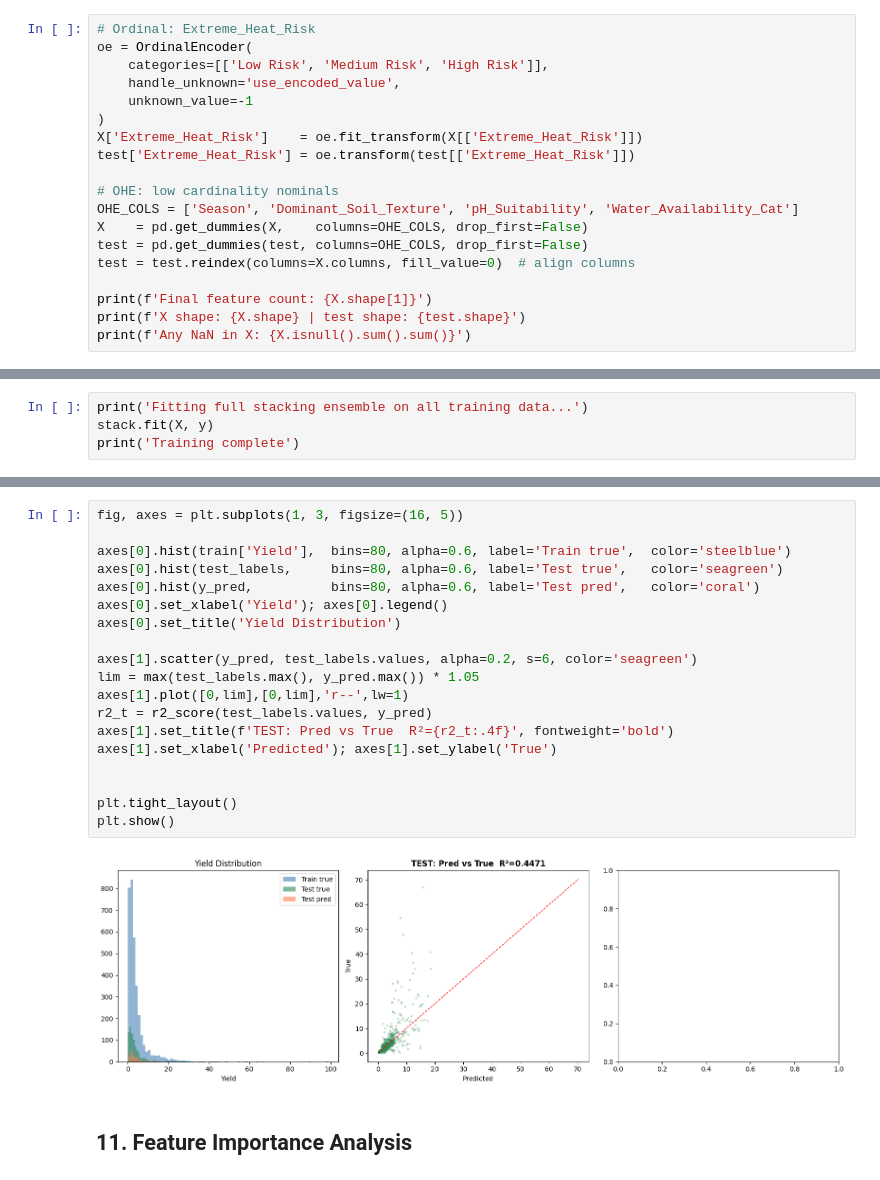
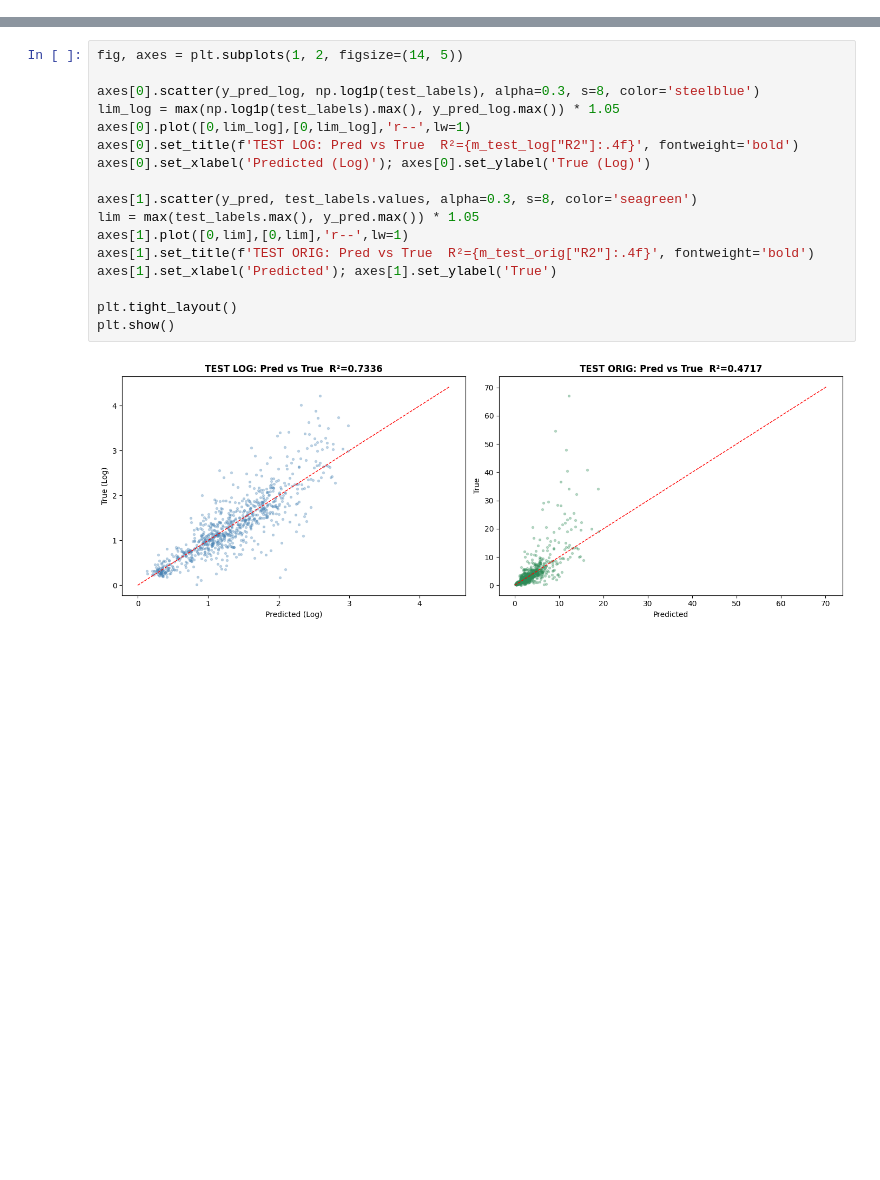
Before and after one commit to Group-9-i-i/ADY201m-Project, a Jupyter notebook: Data Preprocess + Train model/AgriYield_Pipeline_Benchmark.ipynb, the cells around one changed output, grey strips where cells are left out. Saved outputs shown, nothing was run; the diff lists cells and outputs as text; blank space fills up the shorter version.

```diff
--- a/Data Preprocess + Train model/AgriYield_Pipeline_Benchmark.ipynb
+++ b/Data Preprocess + Train model/AgriYield_Pipeline_Benchmark.ipynb
@@ -172,19 +80,0 @@ District_TE corr with logY: 0.1515
-# %%
-# Ordinal: Extreme_Heat_Risk
-oe = OrdinalEncoder(
-    categories=[['Low Risk', 'Medium Risk', 'High Risk']],
-    handle_unknown='use_encoded_value',
-    unknown_value=-1
-)
-X['Extreme_Heat_Risk']    = oe.fit_transform(X[['Extreme_Heat_Risk']])
-test['Extreme_Heat_Risk'] = oe.transform(test[['Extreme_Heat_Risk']])
-
-# OHE: low cardinality nominals
-OHE_COLS = ['Season', 'Dominant_Soil_Texture', 'pH_Suitability', 'Water_Availability_Cat']
-X    = pd.get_dummies(X,    columns=OHE_COLS, drop_first=False)
-test = pd.get_dummies(test, columns=OHE_COLS, drop_first=False)
-test = test.reindex(columns=X.columns, fill_value=0)  # align columns
-
-print(f'Final feature count: {X.shape[1]}')
-print(f'X shape: {X.shape} | test shape: {test.shape}')
-print(f'Any NaN in X: {X.isnull().sum().sum()}')
@@ -353,4 +136,0 @@ STACK    0.4391     1.6908    18.2055      4.2668       0.3974
-# %%
-print('Fitting full stacking ensemble on all training data...')
-stack.fit(X, y)
-print('Training complete')
@@ -407,24 +182,20 @@ print(f"\nSaved predictions_v6.csv  ({len(y_pred)} rows)")
 Saved predictions_v6.csv  (836 rows)
 # %%
-fig, axes = plt.subplots(1, 3, figsize=(16, 5))
+fig, axes = plt.subplots(1, 2, figsize=(14, 5))
 
-axes[0].hist(train['Yield'],  bins=80, alpha=0.6, label='Train true',  color='steelblue')
-axes[0].hist(test_labels,     bins=80, alpha=0.6, label='Test true',   color='seagreen')
-axes[0].hist(y_pred,          bins=80, alpha=0.6, label='Test pred',   color='coral')
-axes[0].set_xlabel('Yield'); axes[0].legend()
-axes[0].set_title('Yield Distribution')
+axes[0].scatter(y_pred_log, np.log1p(test_labels), alpha=0.3, s=8, color='steelblue')
+lim_log = max(np.log1p(test_labels).max(), y_pred_log.max()) * 1.05
+axes[0].plot([0,lim_log],[0,lim_log],'r--',lw=1)
+axes[0].set_title(f'TEST LOG: Pred vs True  R²={m_test_log["R2"]:.4f}', fontweight='bold')
+axes[0].set_xlabel('Predicted (Log)'); axes[0].set_ylabel('True (Log)')
 
-axes[1].scatter(y_pred, test_labels.values, alpha=0.2, s=6, color='seagreen')
+axes[1].scatter(y_pred, test_labels.values, alpha=0.3, s=8, color='seagreen')
 lim = max(test_labels.max(), y_pred.max()) * 1.05
 axes[1].plot([0,lim],[0,lim],'r--',lw=1)
-r2_t = r2_score(test_labels.values, y_pred)
-axes[1].set_title(f'TEST: Pred vs True  R²={r2_t:.4f}', fontweight='bold')
+axes[1].set_title(f'TEST ORIG: Pred vs True  R²={m_test_orig["R2"]:.4f}', fontweight='bold')
 axes[1].set_xlabel('Predicted'); axes[1].set_ylabel('True')
-
 
 plt.tight_layout()
 plt.show()
 # %% [output]
-[figure, old version]
+[figure, new version]
-# %% [markdown]
-## 11. Feature Importance Analysis
```
Also changed, not shown: parts of 29 cells of this notebook, 15 other files.
